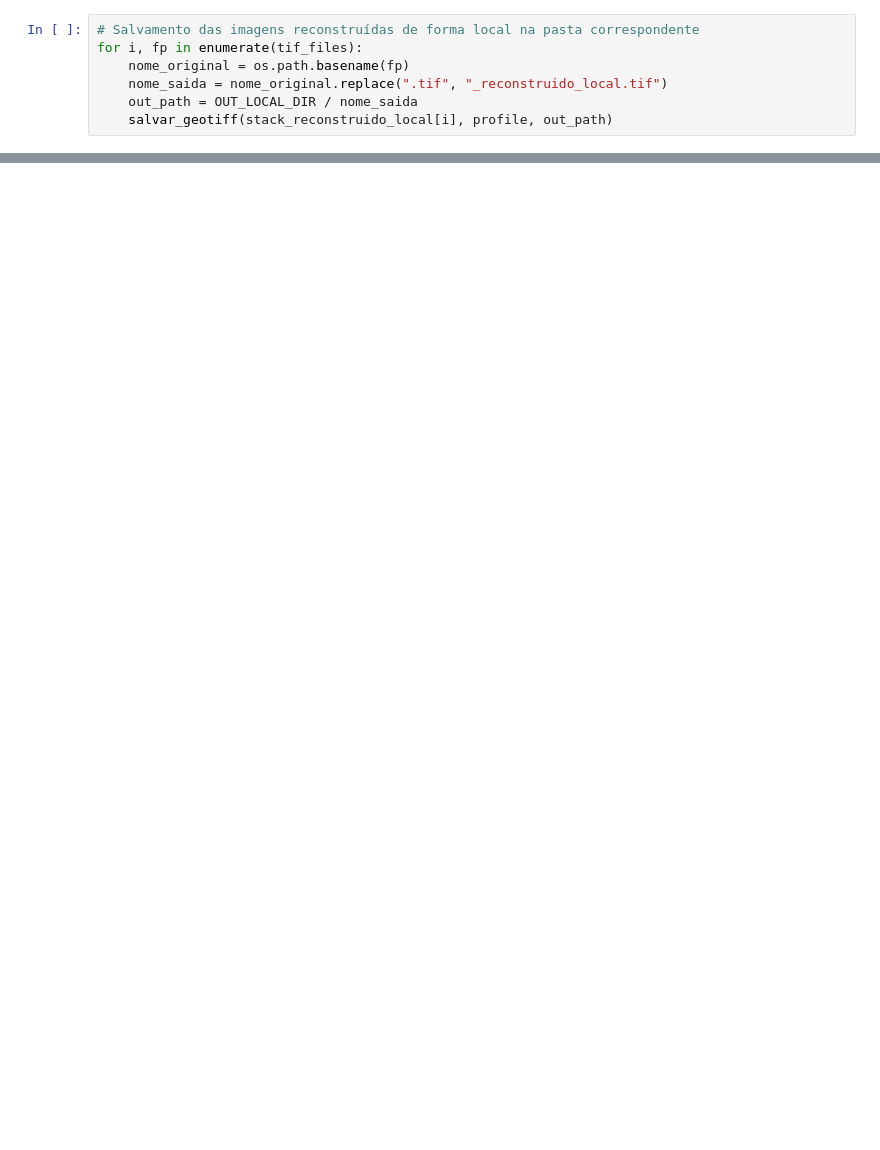
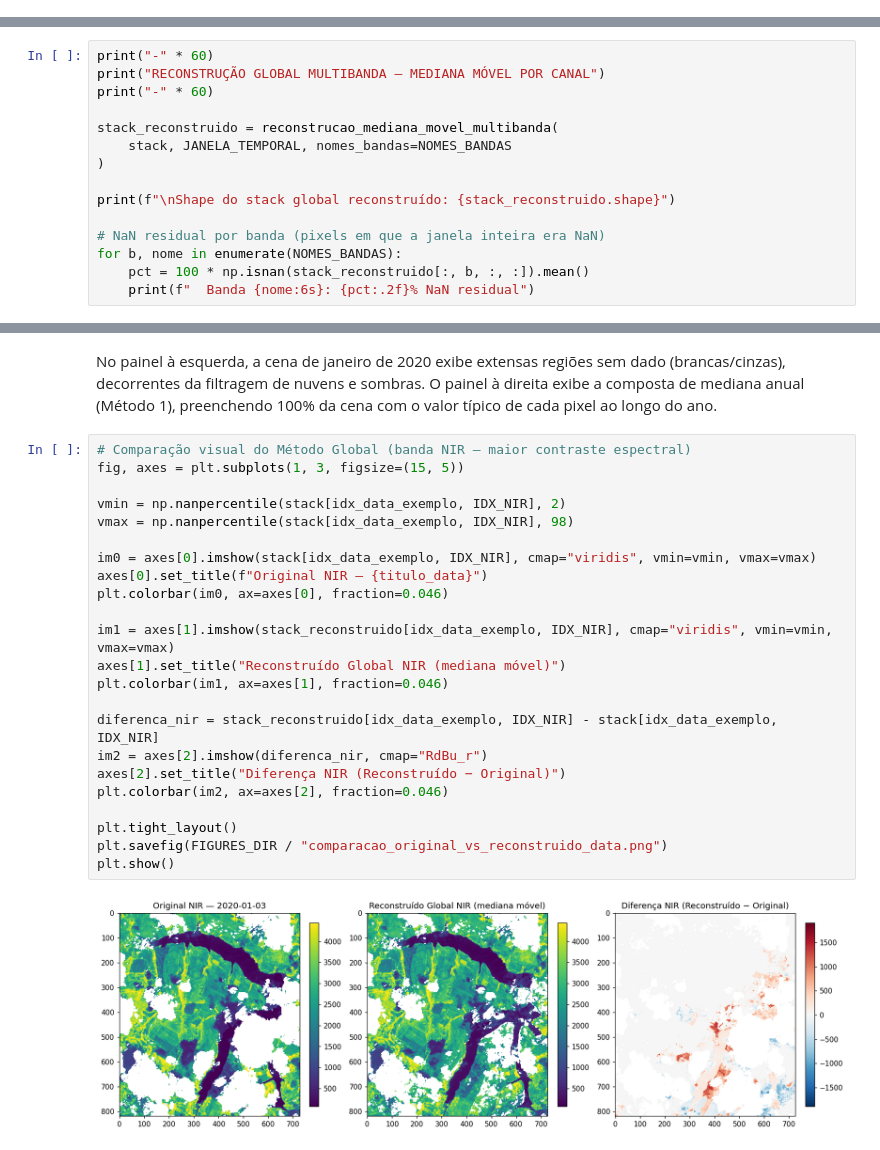
Before and after one commit to Weverton-Vitor/GeoPipe, a Jupyter notebook: notebooks/image_reconstruction_validation/median_reconstruction/pipeline_reconstrucao_mediana.ipynb, the cells around one changed output, grey strips where cells are left out. Cells and saved outputs as stored; diff of their text form; blank space fills up the shorter version.

```diff
--- a/notebooks/image_reconstruction_validation/median_reconstruction/pipeline_reconstrucao_mediana.ipynb
+++ b/notebooks/image_reconstruction_validation/median_reconstruction/pipeline_reconstrucao_mediana.ipynb
@@ -426,7 +0,0 @@ Erro Quadrático Médio (RMSE) nos pixels limpos originais: 0.0000 (Distorção
-# %%
-# Salvamento das imagens reconstruídas de forma local na pasta correspondente
-for i, fp in enumerate(tif_files):
-    nome_original = os.path.basename(fp)
-    nome_saida = nome_original.replace(".tif", "_reconstruido_local.tif")
-    out_path = OUT_LOCAL_DIR / nome_saida
-    salvar_geotiff(stack_reconstruido_local[i], profile, out_path)
@@ -764,0 +1010,15 @@ print(df_validacao_corrupcao.to_markdown(index=False, floatfmt=".4f"))
+# %%
+print("-" * 60)
+print("RECONSTRUÇÃO GLOBAL MULTIBANDA — MEDIANA MÓVEL POR CANAL")
+print("-" * 60)
+
+stack_reconstruido = reconstrucao_mediana_movel_multibanda(
+    stack, JANELA_TEMPORAL, nomes_bandas=NOMES_BANDAS
+)
+
+print(f"\nShape do stack global reconstruído: {stack_reconstruido.shape}")
+
+# NaN residual por banda (pixels em que a janela inteira era NaN)
+for b, nome in enumerate(NOMES_BANDAS):
+    pct = 100 * np.isnan(stack_reconstruido[:, b, :, :]).mean()
+    print(f"  Banda {nome:6s}: {pct:.2f}% NaN residual")
@@ -764,0 +1215,30 @@ print(df_validacao_corrupcao.to_markdown(index=False, floatfmt=".4f"))
+# %% [markdown]
+No painel à esquerda, a cena de janeiro de 2020 exibe extensas regiões sem dado
+(brancas/cinzas), decorrentes da filtragem de nuvens e sombras. O painel à direita
+exibe a composta de mediana anual (Método 1), preenchendo 100% da cena com o valor
+típico de cada pixel ao longo do ano.
+# %%
+# Comparação visual do Método Global (banda NIR — maior contraste espectral)
+fig, axes = plt.subplots(1, 3, figsize=(15, 5))
+
+vmin = np.nanpercentile(stack[idx_data_exemplo, IDX_NIR], 2)
+vmax = np.nanpercentile(stack[idx_data_exemplo, IDX_NIR], 98)
+
+im0 = axes[0].imshow(stack[idx_data_exemplo, IDX_NIR], cmap="viridis", vmin=vmin, vmax=vmax)
+axes[0].set_title(f"Original NIR — {titulo_data}")
+plt.colorbar(im0, ax=axes[0], fraction=0.046)
+
+im1 = axes[1].imshow(stack_reconstruido[idx_data_exemplo, IDX_NIR], cmap="viridis", vmin=vmin, vmax=vmax)
+axes[1].set_title("Reconstruído Global NIR (mediana móvel)")
+plt.colorbar(im1, ax=axes[1], fraction=0.046)
+
+diferenca_nir = stack_reconstruido[idx_data_exemplo, IDX_NIR] - stack[idx_data_exemplo, IDX_NIR]
+im2 = axes[2].imshow(diferenca_nir, cmap="RdBu_r")
+axes[2].set_title("Diferença NIR (Reconstruído − Original)")
+plt.colorbar(im2, ax=axes[2], fraction=0.046)
+
+plt.tight_layout()
+plt.savefig(FIGURES_DIR / "comparacao_original_vs_reconstruido_data.png")
+plt.show()
+# %% [output]
+[figure, added]
```
Also changed, not shown: parts of 83 cells of this notebook, 1 other file.
